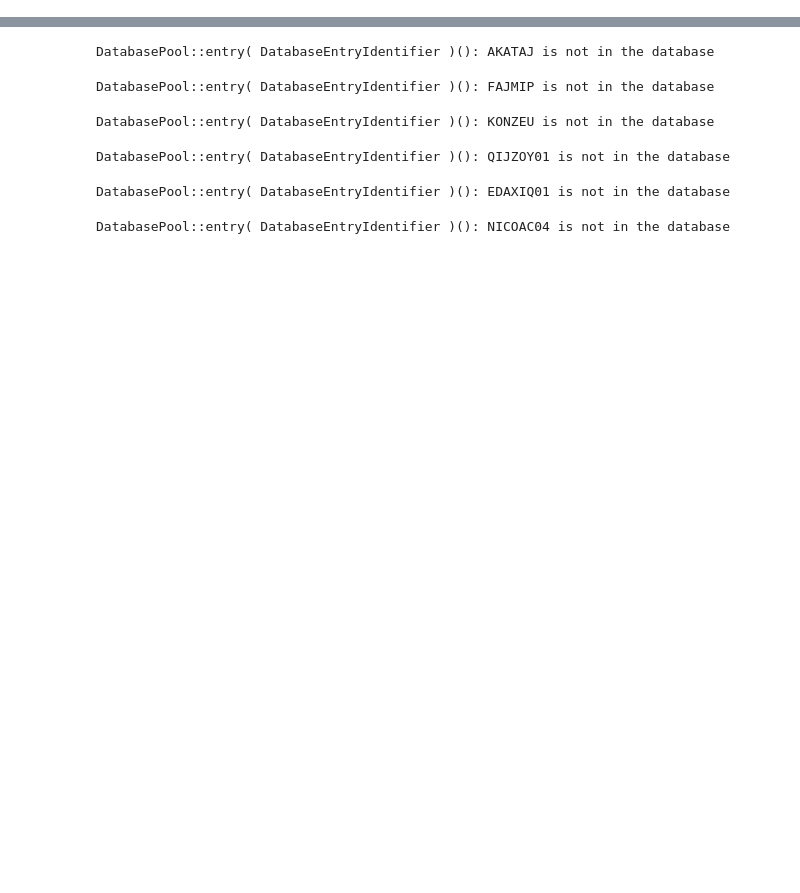
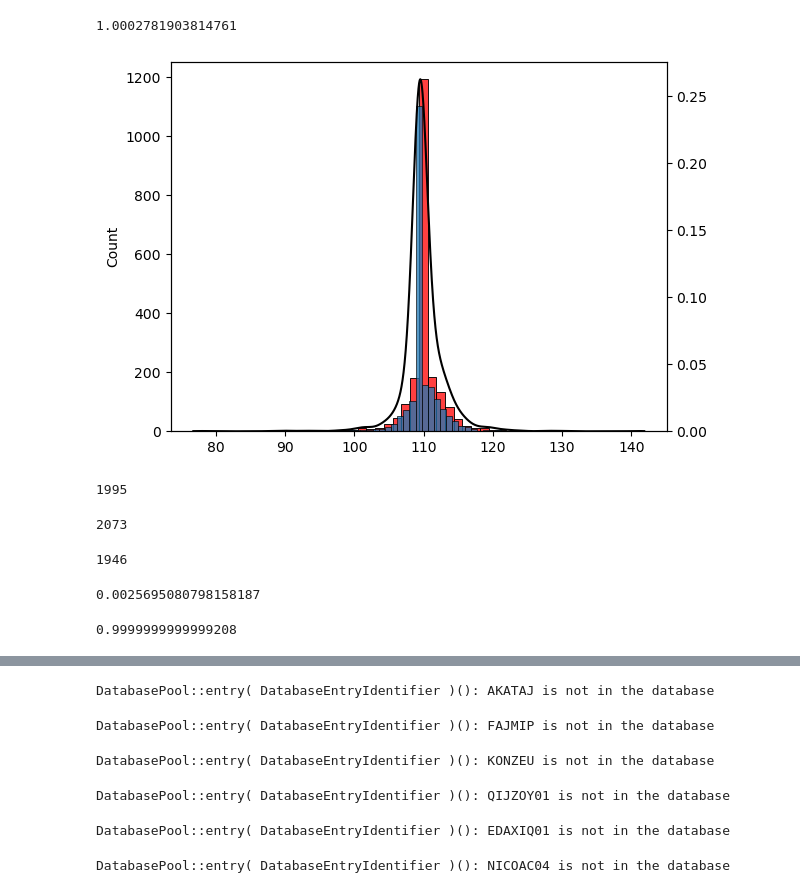
Before and after one commit to bbaillif/genbench3d, a Jupyter notebook: pattern_distributions.ipynb, the cells around one changed output, grey strips where cells are left out. Saved outputs shown, nothing was run; the diff lists cells and outputs as text; code cells hidden in the pictures; blank space fills up the shorter version.

```diff
--- a/pattern_distributions.ipynb
+++ b/pattern_distributions.ipynb
@@ -43,0 +181,61 @@ len(rg.mixtures['torsion'])
+# %%
+likelihoods.sum() * (linspace[1] - linspace[0])
+# %% [output]
+1.0002781903814761
+# %%
+pattern_type = 'angle'
+pattern_str = 'C(-C,-C,-H)-N[+1](-H,-H)-H()'
+pattern = AnglePattern.from_string(pattern_str)
+geometry_mixture = rg.mixtures['angle'][pattern]
+pattern_values = values[pattern_type][pattern]
+# %%
+# current_mixture = new_mixture
+current_mixture = geometry_mixture.mixture
+
+n_samples_total = len(pattern_values)
+# n_samples_total = 1000
+all_samples = []
+
+means = current_mixture.means_.reshape(-1)
+pis = current_mixture.weights_.reshape(-1)
+stds = current_mixture.covariances_.reshape(-1)
+for pi, mean, std in zip(pis, means, stds):
+    n_samples = int(pi * n_samples_total)
+    # print(n_samples, np.around(mean, 2), np.around(std, 2))
+    samples = norm(loc=mean, scale=np.sqrt(std)).rvs(n_samples)
+    all_samples.extend(samples)
+
+if pattern_type == 'bond':
+    padding = 0.05
+else:
+    padding = 1
+linspace = np.linspace(np.min(pattern_values) - padding, np.max(pattern_values) + padding, 10000)
+linspace = np.append(linspace, means)
+# log_likelihoods = current_mixture.score_samples(linspace.reshape(-1, 1))
+kd = KernelDensity(bandwidth=1.0)
+kd.fit(np.array(pattern_values).reshape(-1, 1))
+log_likelihoods = kd.score_samples(linspace.reshape(-1, 1))
+likelihoods = np.exp(log_likelihoods.reshape(-1))
+# norm_likelihoods = likelihoods / np.max(likelihoods)
+
+
+fig, ax = plt.subplots()
+sns.histplot(pattern_values, color='red', ax=ax, bins=50)
+# ax2 = ax.twinx()
+# sns.histplot(all_samples, ax=ax2)
+sns.histplot(all_samples, bins=50)
+ax3 = ax.twinx()
+sns.lineplot(x=linspace, y=likelihoods, ax=ax3, color='black')
+ax3.set_ylim(0)
+
+plt.show()
+# %% [output]
+[figure, added]
+# %%
+np.sum(likelihoods > 0.005)
+# %% [output]
+1995
+# %%
+len(likelihoods)
+# %% [output]
+2073
@@ -43,0 +245,19 @@ len(rg.mixtures['torsion'])
+# %%
+np.argmin(np.square(linspace - np.min(pattern_values)))
+# %% [output]
+1946
+# %%
+linspace[1] - linspace[0]
+# %% [output]
+0.0025695080798158187
+# %%
+new_mixture = GaussianMixture(n_components=3, reg_covar=1e-2)
+new_mixture.fit(np.array(pattern_values).reshape(-1, 1))
+current_mixture = new_mixture
+padding = 100
+linspace = np.linspace(np.min(pattern_values) - padding, np.max(pattern_values) + padding, 10000)
+log_likelihoods = current_mixture.score_samples(linspace.reshape(-1, 1))
+likelihoods = np.exp(log_likelihoods.reshape(-1))
+np.sum(likelihoods) * (linspace[1] - linspace[0])
+# %% [output]
+0.9999999999999208
```
Also changed, not shown: parts of 64 cells of this notebook, 3 other files.
